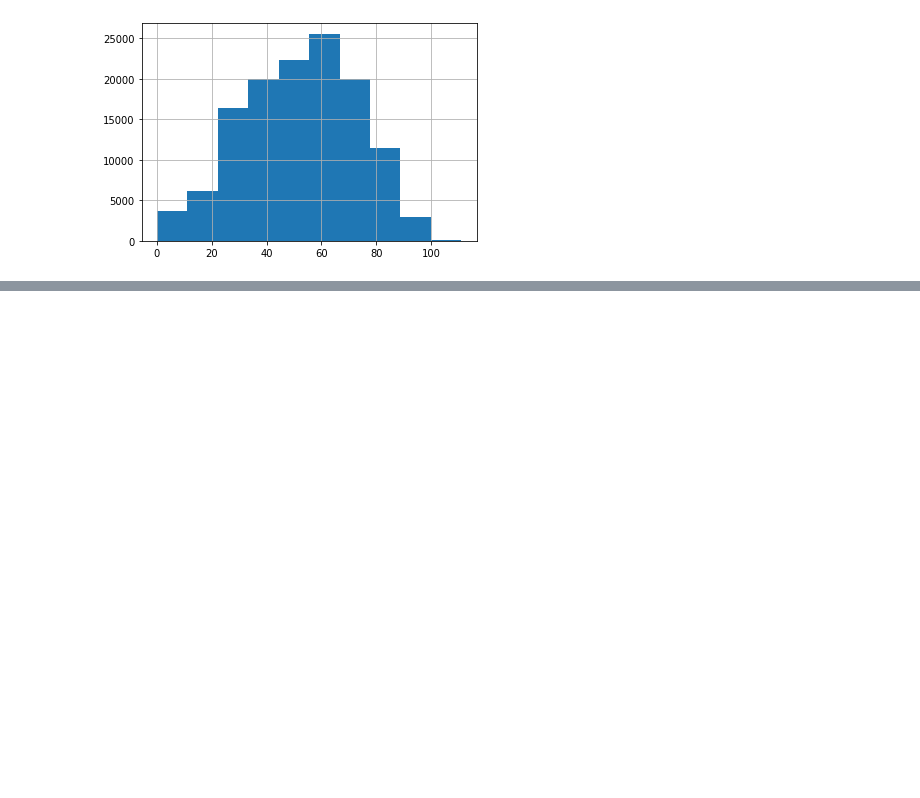
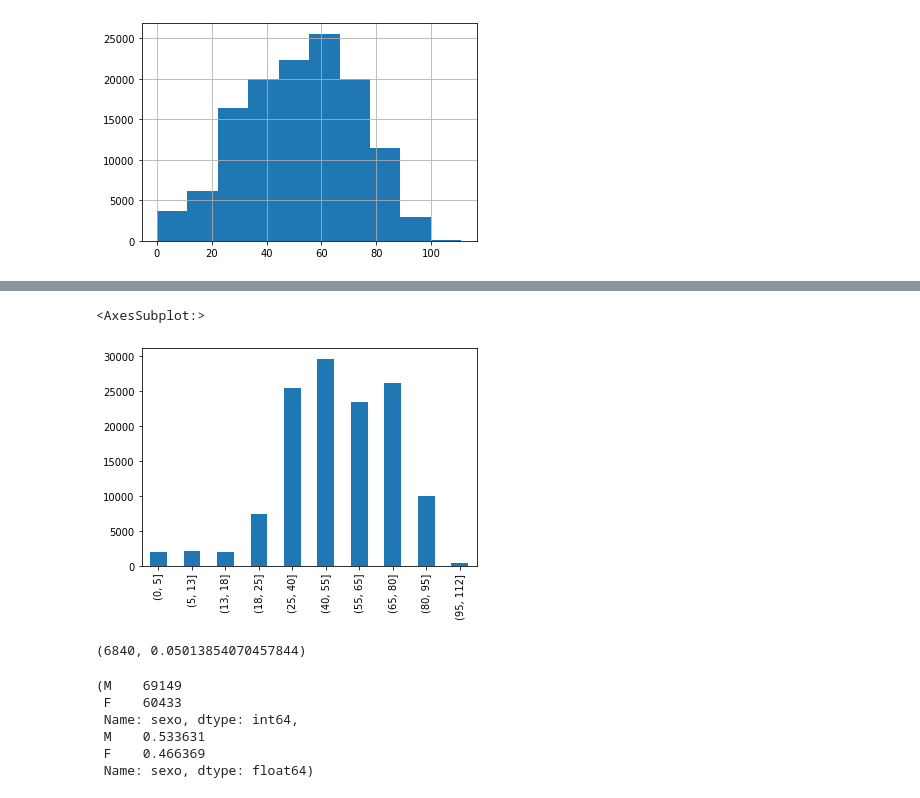
Before and after one commit to Claudio9701/pythonAnalyticsBootcamp, a Jupyter notebook: src/eda.ipynb, the cells around one changed output, grey strips where cells are left out. Cells and saved outputs as stored; diff of their text form; code cells hidden in the pictures; blank space fills up the shorter version.

Commit message:
analyze edad, sexo y ubigeo

```diff
--- a/src/eda.ipynb
+++ b/src/eda.ipynb
@@ -9 +10,3 @@ from fitter import Fitter
+# %%
+sns.set_theme(style="whitegrid")
 # %%
@@ -48,0 +70,4 @@ plt.show()
+# %%
+edad_bins = pd.cut(df_main['edad'], bins=[0, 5, 13, 18, 25, 40, 55, 65, 80, 95, 112])
+
+edad_bins_count = edad_bins.value_counts()
@@ -48,0 +88,5 @@ plt.show()
+# %%
+edad_bins_count.sort_index().plot(kind='bar')
+# %% [output]
+<AxesSubplot:>
+[figure, added]
@@ -48,0 +95,14 @@ plt.show()
+# %%
+# Valores perdidos / missings
+df_main['sexo'].isna().sum(), df_main['sexo'].isna().sum() / df_main.shape[0]
+# %% [output]
+(6840, 0.05013854070457844)
+# %%
+df_main['sexo'].value_counts(), df_main['sexo'].value_counts(normalize=True)
+# %% [output]
+(M    69149
+ F    60433
+ Name: sexo, dtype: int64,
+ M    0.533631
+ F    0.466369
+ Name: sexo, dtype: float64)
```
Also changed, not shown: parts of 25 cells of this notebook.
